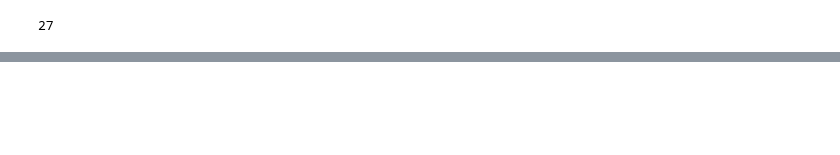
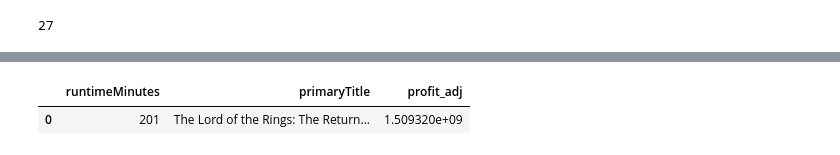
Before and after one commit to msmccann10/PP-movie-database-and-analysis, a Jupyter notebook: 03_Hypothesis_Testing.ipynb, the cells around one changed output, grey strips where cells are left out. Drawn from its saved outputs; the diff is of its cells as text; code cells hidden in the pictures; blank space fills up the shorter version.

```diff
--- a/03_Hypothesis_Testing.ipynb
+++ b/03_Hypothesis_Testing.ipynb
@@ -1096,0 +1123,13 @@ fig.savefig(f"images/revenue by genre.png")
+# %%
+q = '''
+SELECT tb.runtimeMinutes, tb.primaryTitle, tm.profit_adj
+FROM title_basics AS tb
+JOIN tmdb_data AS tm on tm.tconst = tb.tconst
+WHERE tm.revenue_adj > 0 and tm.budget_adj > 0 and tb.runtimeMinutes = 201;'''
+
+
+run201 = pd.read_sql(q, engine)
+run201
+# %% [output]
+|  | runtimeMinutes | primaryTitle | profit_adj |
+| 0 | 201 | The Lord of the Rings: The Return... | 1.509320e+09 |
```
Also changed, not shown: parts of 60 cells of this notebook, 7 other files.
